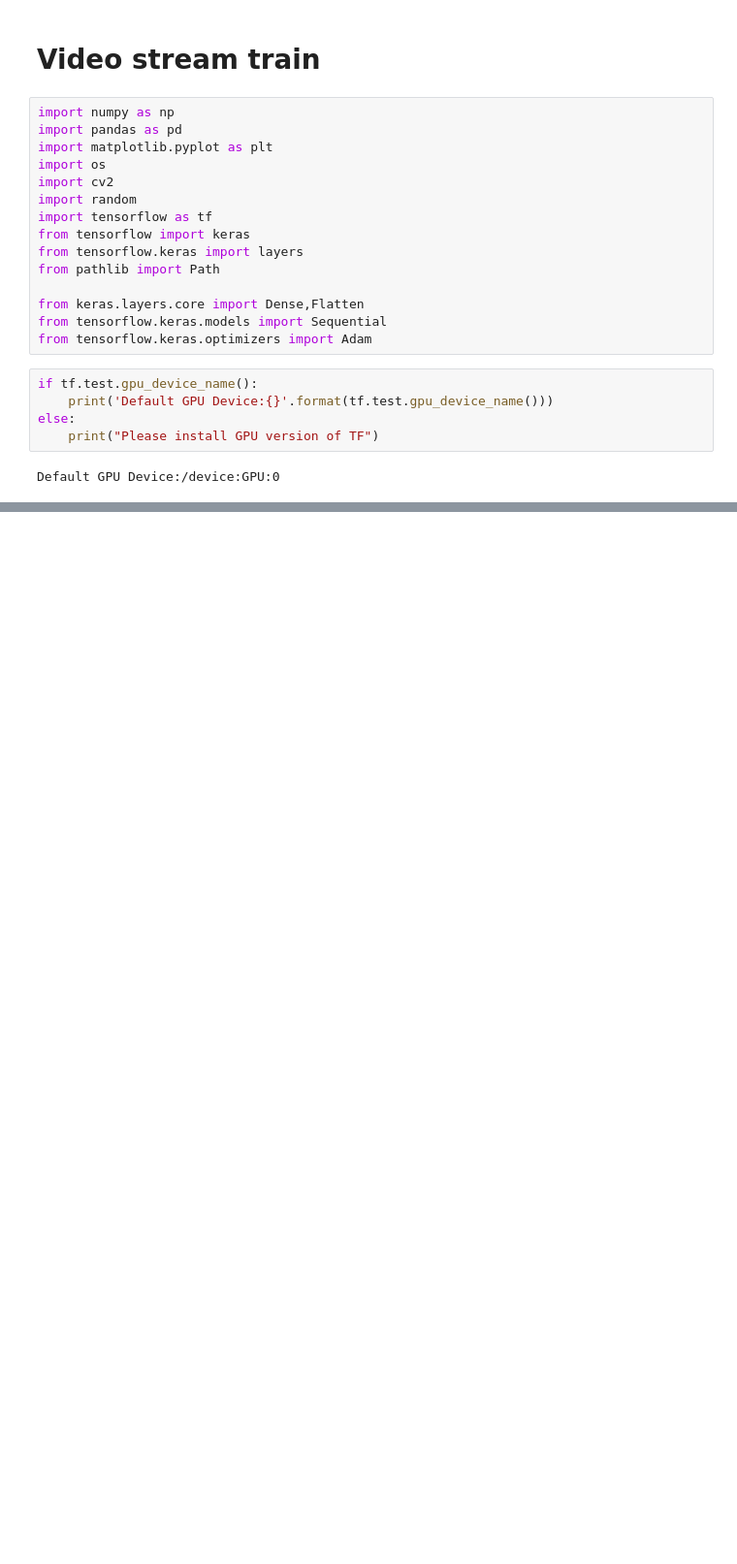
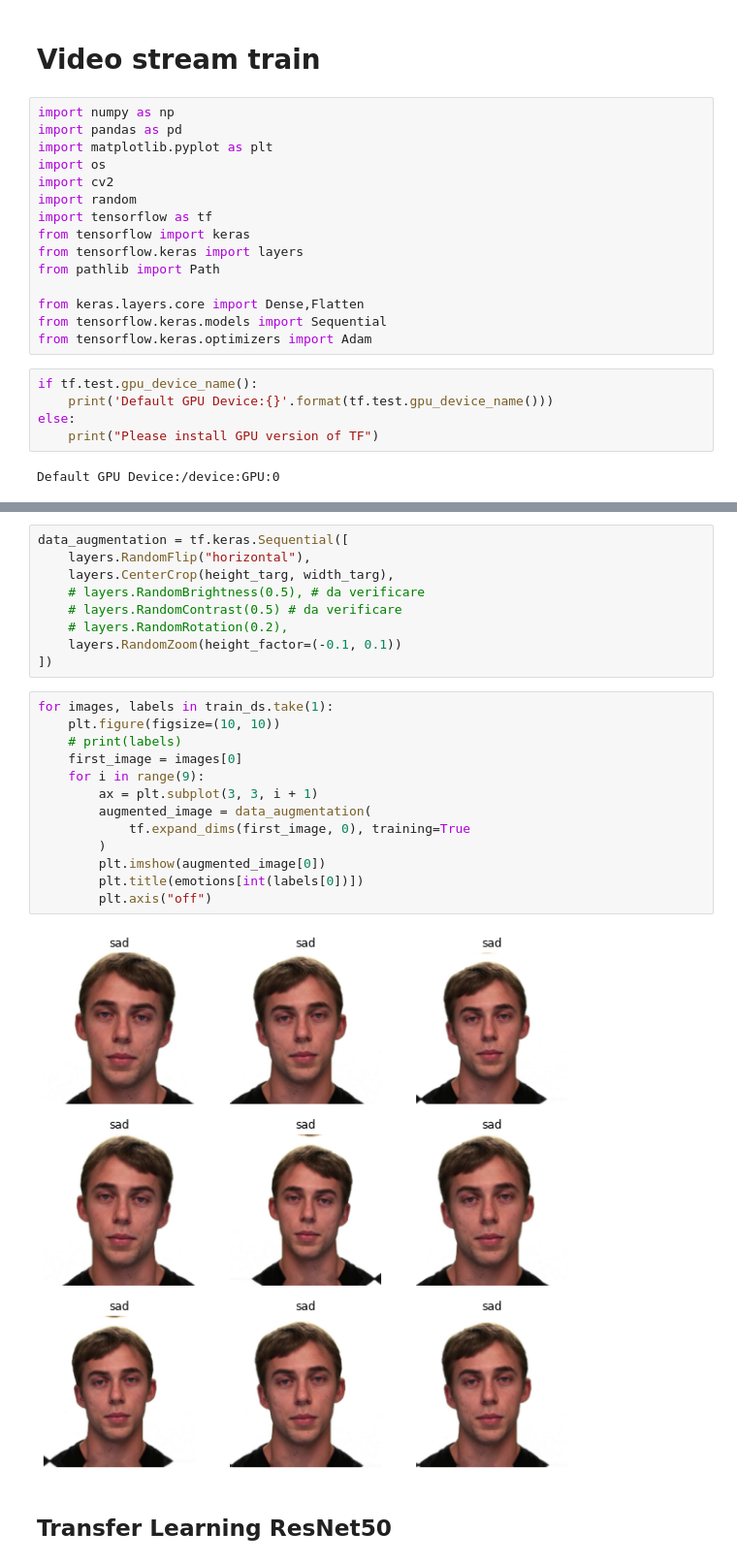
Before and after one commit to gianscuri/Emotion-Recognition_SER-FER_RAVDESS, a Jupyter notebook: video_stream_train.ipynb, the cells around one changed output, grey strips where cells are left out. Shown at 97% size. Saved outputs shown, nothing was run; the diff lists cells and outputs as text; blank space fills up the shorter version.

```diff
--- a/video_stream_train.ipynb
+++ b/video_stream_train.ipynb
@@ -94,0 +161,26 @@ print(step_per_epoch_train)
+# %%
+data_augmentation = tf.keras.Sequential([
+    layers.RandomFlip("horizontal"),
+    layers.CenterCrop(height_targ, width_targ),
+    # layers.RandomBrightness(0.5), # da verificare
+    # layers.RandomContrast(0.5) # da verificare
+    # layers.RandomRotation(0.2),
+    layers.RandomZoom(height_factor=(-0.1, 0.1))
+])
+# %%
+for images, labels in train_ds.take(1):
+    plt.figure(figsize=(10, 10))
+    # print(labels)
+    first_image = images[0]
+    for i in range(9):
+        ax = plt.subplot(3, 3, i + 1)
+        augmented_image = data_augmentation(
+            tf.expand_dims(first_image, 0), training=True
+        )
+        plt.imshow(augmented_image[0])
+        plt.title(emotions[int(labels[0])])
+        plt.axis("off")
+# %% [output]
+[figure, added]
+# %% [markdown]
+## Transfer Learning ResNet50
```
Also changed, not shown: parts of 25 cells of this notebook.
